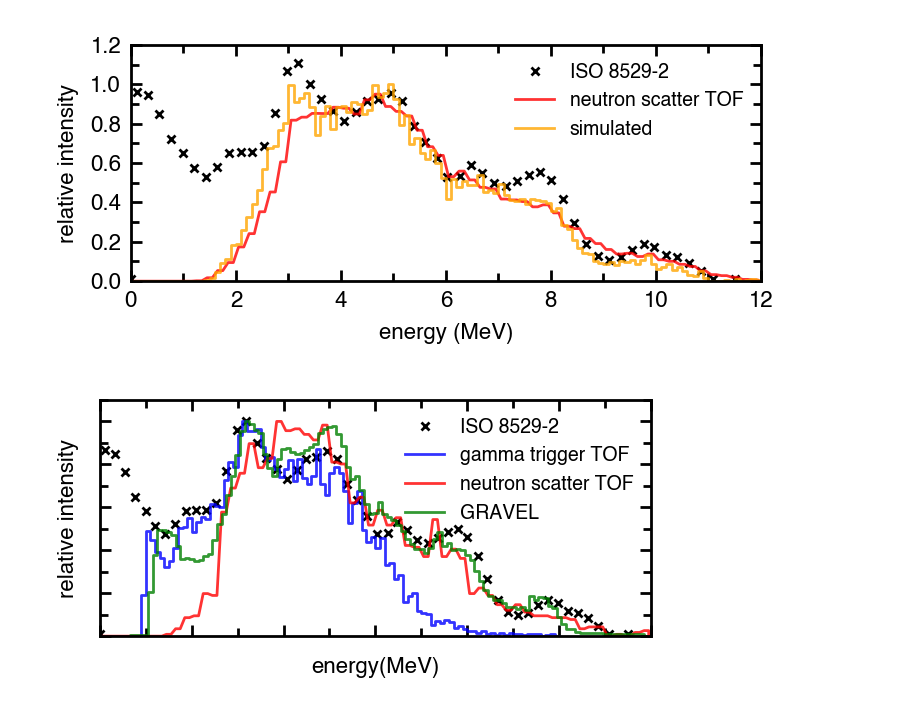
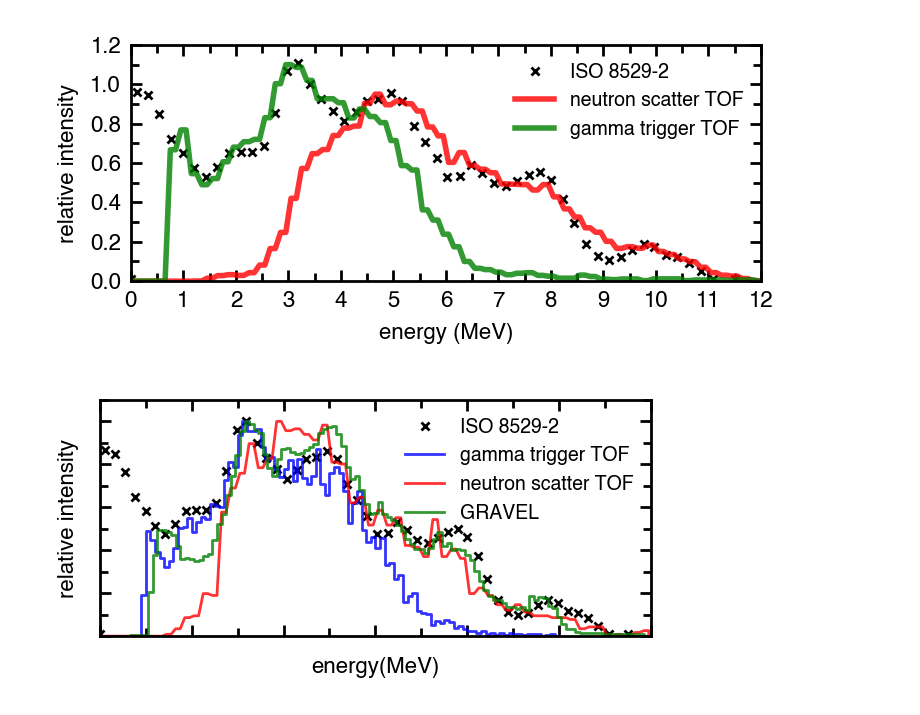
Before and after one commit to ShawnTHLIN/Neutron_research_code, a Jupyter notebook: AmBe/AmBe_plot/Plot_exp_simulation.ipynb, the cells around one changed output. Drawn from its saved outputs; the diff is of its cells as text; code cells hidden in the pictures.

```diff
--- a/AmBe/AmBe_plot/Plot_exp_simulation.ipynb
+++ b/AmBe/AmBe_plot/Plot_exp_simulation.ipynb
@@ -143,32 +172,32 @@ plt.plot(Simulated_N_TOF_x,Simulated_N_TOF_y/Simulated_N_TOF_y.max())
 # %%
 
 fig = fig_pre_def(8,3,1)# 圖片大小
 ax = fig.add_subplot(1, 1, 1)          # 產生1x1格圖片、在第一格
 plt.plot(ISO_spectrum[:,0],ISO_spectrum[:,1]/ISO_spectrum[16:,1].max(),'x',color='black',markersize=3,label='ISO 8529-2')
 #plt.plot(Scherzinger_2017[:,0],Scherzinger_2017[:,1]/Scherzinger_2017[:,1].max(),'+',color='darkorange',markersize=4,label='Scherzinger (2017)')
 #plt.plot(Scherzinger_2015[:,0],Scherzinger_2015[:,1]/Scherzinger_2015[:,1].max(),'o-',label='Scherzinger (2015)')
 #ax.plot(TOF_x,TOF_y/TOF_y.max(),'-',alpha=0.8,color='blue',linewidth=1,label='gamma trigger TOF')
-ax.plot(scatter_x,0.95*scatter_y/scatter_y.max(),'-',color='red',alpha=0.8,linewidth=1,label='neutron scatter TOF')
-#ax.plot(g_trigger_x,1.1*g_trigger_y/g_trigger_y.max(),'-',color='green',alpha=0.8,linewidth=1,label='gamma trigger TOF')
+ax.plot(scatter_x,0.95*scatter_y/scatter_y.max(),'-',color='red',alpha=0.8,linewidth=2,label='neutron scatter TOF')
+ax.plot(g_trigger_x,1.1*g_trigger_y/g_trigger_y.max(),'-',color='green',alpha=0.8,linewidth=2,label='gamma trigger TOF')
 
 #ax.plot(N_scatter[:,0],N_scatter[:,1]/N_scatter[:,1].max(),'-',color='red',alpha=0.8,linewidth=1,label='neutron scatter TOF')
 
 
 #plt.plot(MAXED[5:,0],MAXED[5:,1]/MAXED[5:,1].max(),'-',alpha=0.8,label='MAXED')
 #plt.plot(MAXED_x[5:],MAXED_y[5:]/MAXED_y[5:].max(),'-',alpha=0.8,linewidth=1,color='blue',label='MAXED')
 #plt.plot(GRAVEL_x[:]-0.2,GRAVEL_y[:]/GRAVEL_y[:].max(),'-',linewidth=1,alpha=0.8,color='green',label='GRAVEL')
 #plt.plot(TOF_x,TOF_y/TOF_y.max(),'-',alpha=0.8,color='green',linewidth=1,label='gamma trigger TOF')
 #plt.fill_between(TOF_x, 0, TOF_y/TOF_y.max(), color='blue')
 #plt.plot(scatter_x,scatter_y/scatter_y.max(),'-',color='dodgerblue',alpha=0.8,linewidth=1,label='neutron scatter TOF')
 #plt.fill_between(scatter_x, 0, scatter_y/scatter_y.max(), color='gold')
 #plt.plot(Simulated_N_TOF_x,Simulated_N_TOF_y/Simulated_N_TOF_y.max(),linewidth=1,alpha=0.8,color='orange',label='simulated')
-plt.plot(Simulated_N_TOF_x,Simulated_N_TOF_y/Simulated_N_TOF_y.max(),linewidth=1,alpha=0.8,color='orange',label='simulated')
+#plt.plot(Simulated_N_TOF_x,Simulated_N_TOF_y/Simulated_N_TOF_y.max(),linewidth=1,alpha=0.8,color='orange',label='simulated')
 ##
 
-fig_post_def(xlim=(0,12),ylim=(0,1.2),xticks=(2,1),yticks=(0.2,0.1),lg_fs=7, xlabel='energy (MeV)',ylabel='relative intensity',SVG=False)
+fig_post_def(xlim=(0,12),ylim=(0,1.2),xticks=(1,0.5),yticks=(0.2,0.1),lg_fs=7, xlabel='energy (MeV)',ylabel='relative intensity',SVG=False)
 #plt.savefig("plot_spectrum.svg",format="SVG")
 # %% [output]
-[figure, old version]
+[figure, new version]
 # %%
 
 fig = fig_pre_def(7,3,1)# 圖片大小
```
Also changed, not shown: parts of 4 cells of this notebook, 7 other files.
